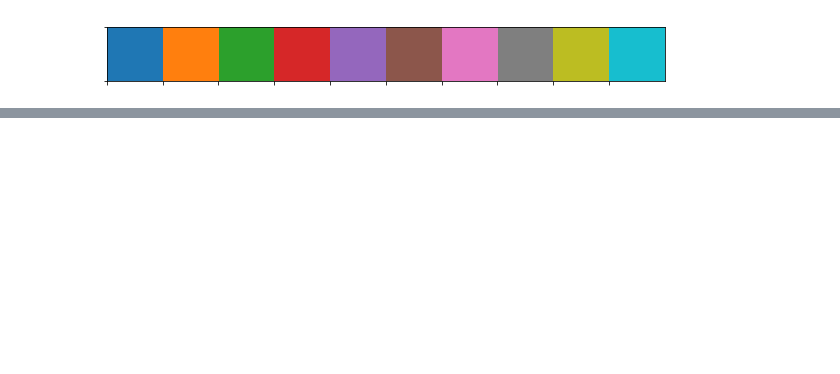
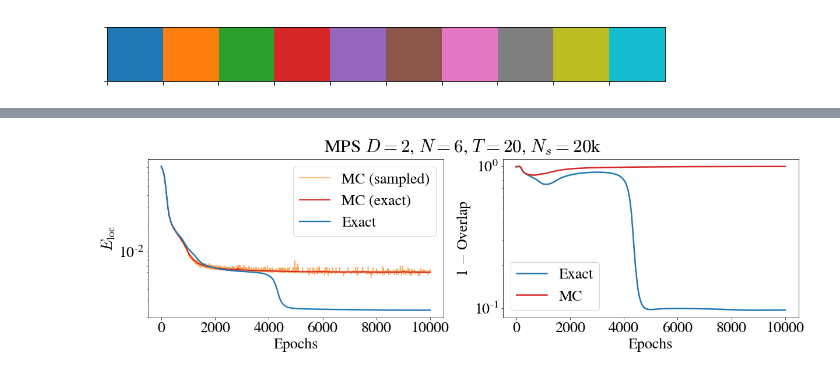
Before and after one commit to stavros11/Time-Evolution, a Jupyter notebook: plotter.ipynb, the cells around one changed output, grey strips where cells are left out. Cells and saved outputs as stored; diff of their text form; code cells hidden in the pictures; blank space fills up the shorter version.

```diff
--- a/plotter.ipynb
+++ b/plotter.ipynb
@@ -82,0 +83,33 @@ sampling.close()
+# %%
+machine_type = "mpsD2"
+title_type = "MPS $D=2$"
+n_sites = 6
+time_steps = 20
+n_samples = 20000
+
+all_states = h5py.File("histories/allstates_{}_N{}M{}.h5py".format(machine_type, n_sites, time_steps), "r")
+sampling = h5py.File("histories/sampling{}_{}_N{}M{}.h5py".format(n_samples, machine_type, n_sites, time_steps), "r")
+
+plt.figure(figsize=(20, 5))
+plt.suptitle("{}, $N={}$, $T={}$, $N_s={}$k".format(title_type, n_sites, time_steps, n_samples//1000))
+
+plt.subplot(121)
+plt.semilogy(sampling["sampled_Eloc"][:].real, label="MC (sampled)", color=cp[1], alpha=0.7)
+plt.semilogy(sampling["exact_Eloc"][:].real, label="MC (exact)", color=cp[3], linewidth=2.0)
+plt.semilogy(all_states["exact_Eloc"][:].real, label="Exact", color=cp[0], linewidth=2.4)
+plt.xlabel("Epochs")
+plt.ylabel("$E_\mathrm{loc}$")
+plt.legend()
+
+plt.subplot(122)
+plt.semilogy(1 - all_states["overlaps"][:], label="Exact", linewidth=2.5, color=cp[0])
+plt.semilogy(1 - sampling["overlaps"][:], label="MC", linewidth=2.5, color=cp[3])
+plt.xlabel("Epochs")
+plt.ylabel("1 $-$ Overlap")
+plt.legend()
+plt.show()
+
+all_states.close()
+sampling.close()
+# %% [output]
+[figure, added]
```
Also changed, not shown: parts of 3 cells of this notebook, 2 other files.
